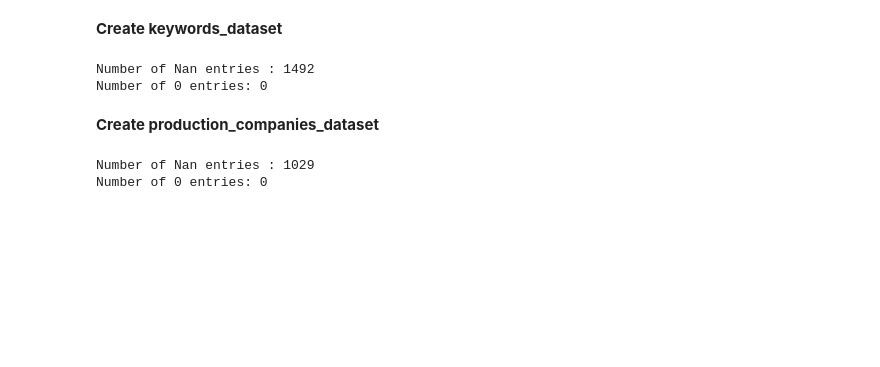
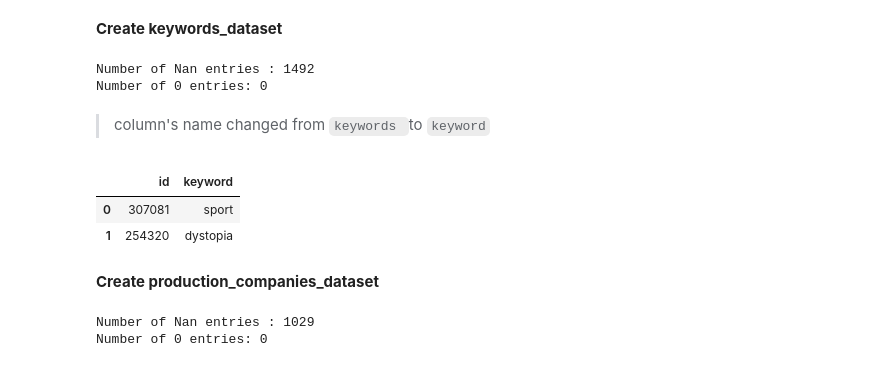
Before and after one commit to aZade-Dehghanpour/investigate_imdb_dataset, a Jupyter notebook: Codes/Notebook/Analysis of Imdb Movie Data.ipynb, the cells around one changed output. Saved outputs shown, nothing was run; the diff lists cells and outputs as text; code cells hidden in the pictures; blank space fills up the shorter version.

````diff
--- a/Codes/Notebook/Analysis of Imdb Movie Data.ipynb
+++ b/Codes/Notebook/Analysis of Imdb Movie Data.ipynb
@@ -274,6 +290,14 @@ Number of 0 entries: 0
 df_keywords.dropna(axis = 0, inplace = True)
 df_keywords.rename(columns = {'keywords':'keyword'}, inplace = True)
 df_keywords.to_csv('../../Datasets/df_keywords.csv', index = False)
+# %% [markdown]
+>column's name changed from ```keywords ```to ```keyword```
+# %%
+df_keywords.head(2)
+# %% [output]
+|  | id | keyword |
+| 0 | 307081 | sport |
+| 1 | 254320 | dystopia |
 # %% [markdown]
 **Create production_companies_dataset**
 # %%
````
Also changed, not shown: parts of 16 cells of this notebook, 4 other files.
